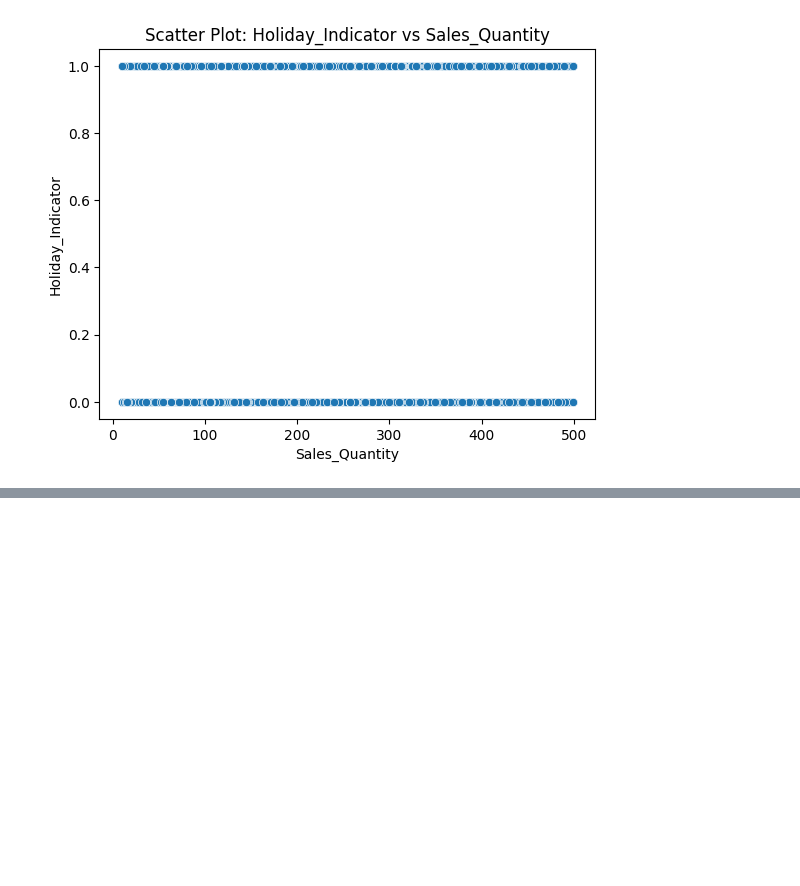
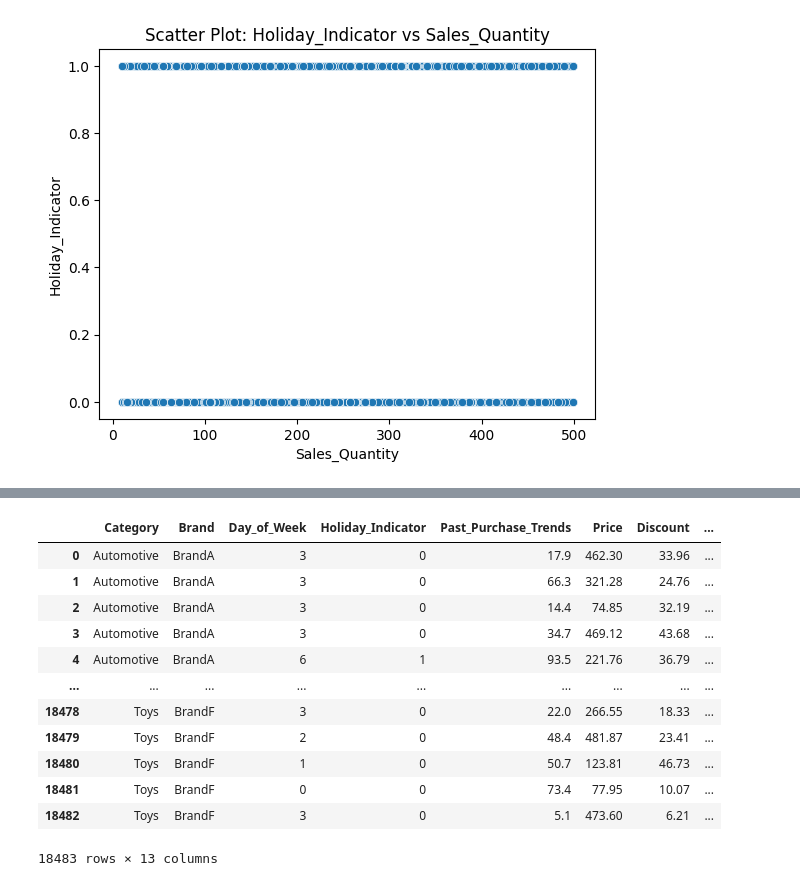
Before and after one commit to jwsadman/salesForecasting, a Jupyter notebook: notebook.ipynb, the cells around one changed output, grey strips where cells are left out. Drawn from its saved outputs; the diff is of its cells as text; code cells hidden in the pictures; blank space fills up the shorter version.

```diff
--- a/notebook.ipynb
+++ b/notebook.ipynb
@@ -600,0 +644,2 @@ pt.show()
+# %%
+X = data.drop(columns=[ "Sales_Quantity", "Date"])
@@ -600,0 +648,16 @@ pt.show()
+# %%
+X
+# %% [output]
+|  | Category | Brand | Day_of_Week | Holiday_Indicator | Past_Purchase_Trends | Price | Discount | ... |
+| 0 | Automotive | BrandA | 3 | 0 | 17.9 | 462.30 | 33.96 | ... |
+| 1 | Automotive | BrandA | 3 | 0 | 66.3 | 321.28 | 24.76 | ... |
+| 2 | Automotive | BrandA | 3 | 0 | 14.4 | 74.85 | 32.19 | ... |
+| 3 | Automotive | BrandA | 3 | 0 | 34.7 | 469.12 | 43.68 | ... |
+| 4 | Automotive | BrandA | 6 | 1 | 93.5 | 221.76 | 36.79 | ... |
+| ... | ... | ... | ... | ... | ... | ... | ... | ... |
+| 18478 | Toys | BrandF | 3 | 0 | 22.0 | 266.55 | 18.33 | ... |
+| 18479 | Toys | BrandF | 2 | 0 | 48.4 | 481.87 | 23.41 | ... |
+| 18480 | Toys | BrandF | 1 | 0 | 50.7 | 123.81 | 46.73 | ... |
+| 18481 | Toys | BrandF | 0 | 0 | 73.4 | 77.95 | 10.07 | ... |
+| 18482 | Toys | BrandF | 3 | 0 | 5.1 | 473.60 | 6.21 | ... |
+18483 rows × 13 columns
```
Also changed, not shown: parts of 27 cells of this notebook.
